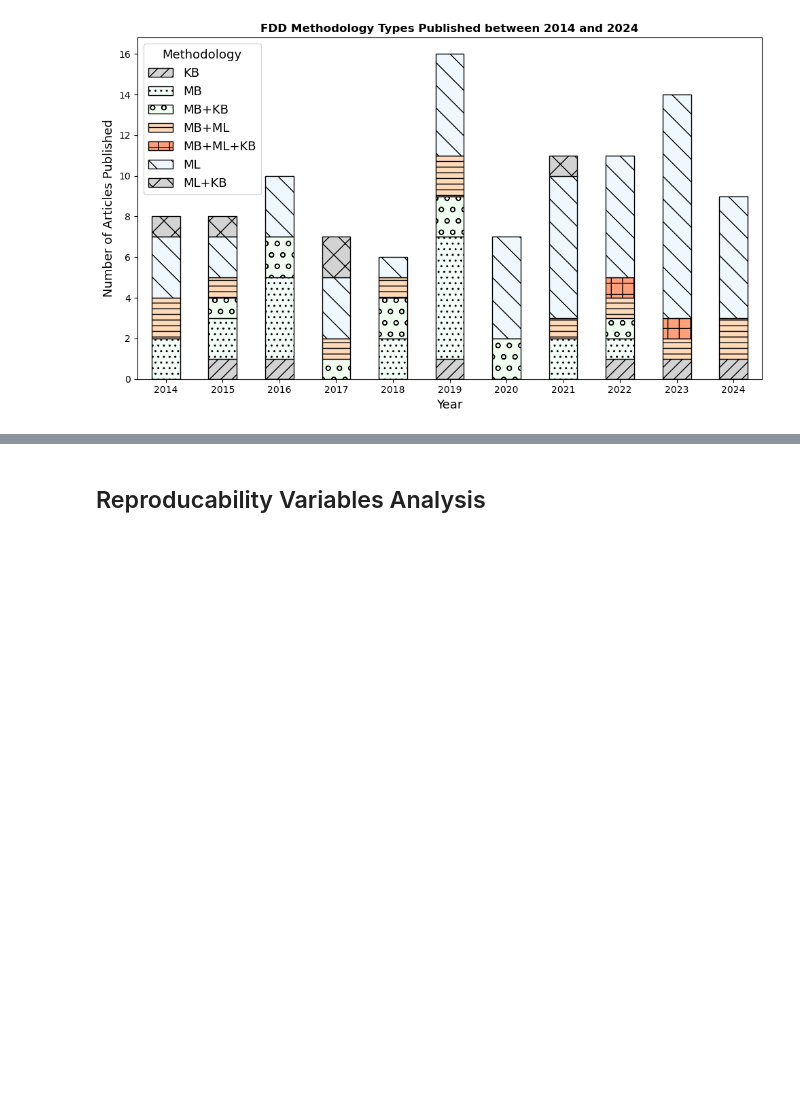
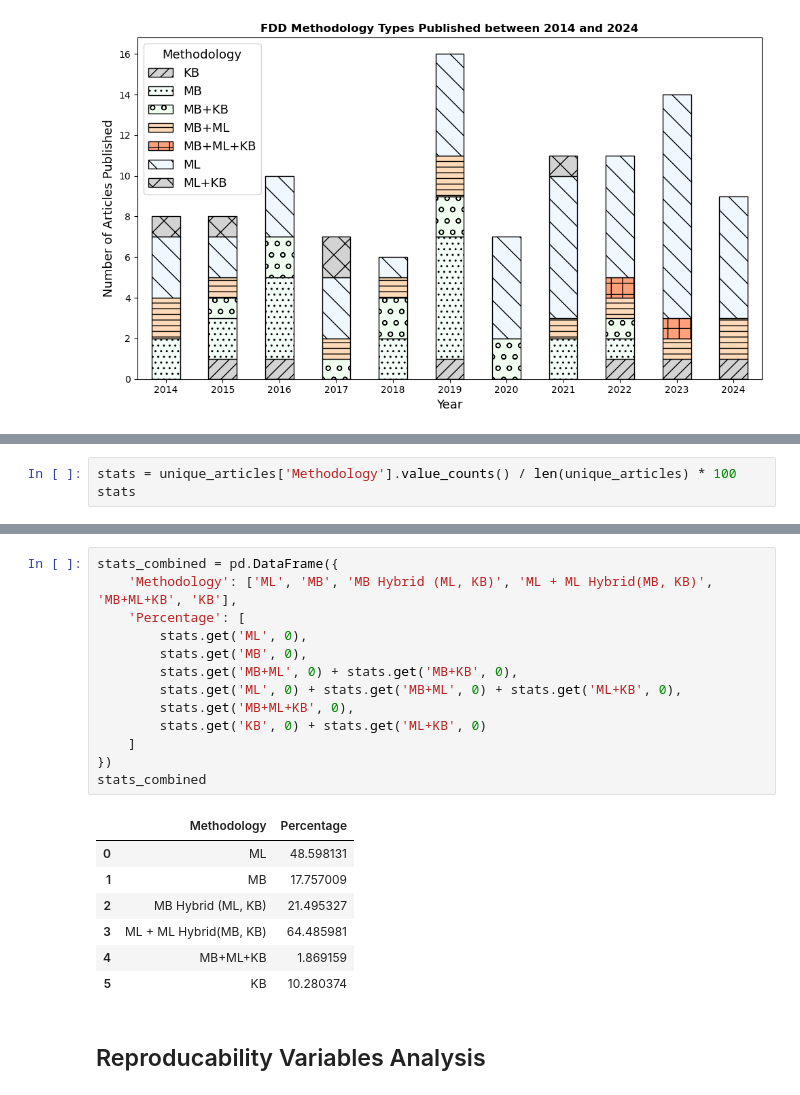
Before and after one commit to michad1111/reproducibility-analysis-ml-based-fdd-hvac, a Jupyter notebook: notebooks/3_plots_for_paper.ipynb, the cells around one changed output, grey strips where cells are left out. Drawn from its saved outputs; the diff is of its cells as text; blank space fills up the shorter version.

Commit message:
add methodology statistic

```diff
--- a/notebooks/3_plots_for_paper.ipynb
+++ b/notebooks/3_plots_for_paper.ipynb
@@ -301,0 +304,3 @@ plot_stacked_bar(unique_articles, path_out=f'{fig_path}articles_distribution.pdf
+# %%
+stats = unique_articles['Methodology'].value_counts() / len(unique_articles) * 100
+stats
@@ -302,3 +317,24 @@ plot_stacked_bar(unique_articles, path_out=f'{fig_path}articles_distribution.pdf
+# %%
+stats_combined = pd.DataFrame({
+    'Methodology': ['ML', 'MB', 'MB Hybrid (ML, KB)', 'ML + ML Hybrid(MB, KB)', 'MB+ML+KB', 'KB'],
+    'Percentage': [
+        stats.get('ML', 0),
+        stats.get('MB', 0),
+        stats.get('MB+ML', 0) + stats.get('MB+KB', 0),
+        stats.get('ML', 0) + stats.get('MB+ML', 0) + stats.get('ML+KB', 0),
+        stats.get('MB+ML+KB', 0),
+        stats.get('KB', 0) + stats.get('ML+KB', 0)
+    ]
+})
+stats_combined
+# %% [output]
+|  | Methodology | Percentage |
+| 0 | ML | 48.598131 |
+| 1 | MB | 17.757009 |
+| 2 | MB Hybrid (ML, KB) | 21.495327 |
+| 3 | ML + ML Hybrid(MB, KB) | 64.485981 |
+| 4 | MB+ML+KB | 1.869159 |
+| 5 | KB | 10.280374 |
 # %% [markdown]
 ## Reproducability Variables Analysis
 # %% [markdown]
```
Also changed, not shown: parts of 2 cells of this notebook.
